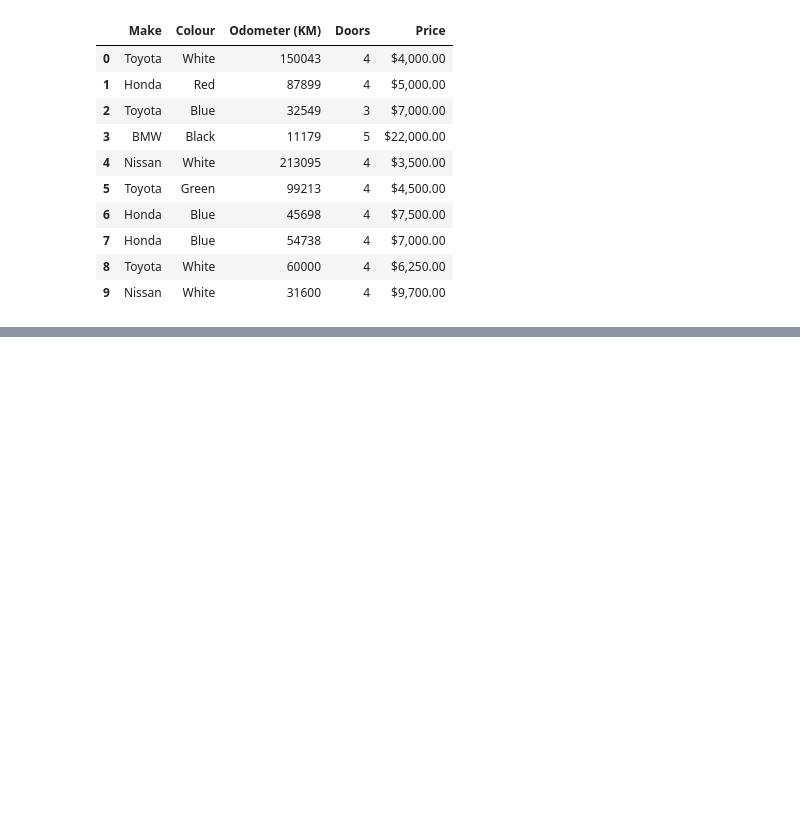
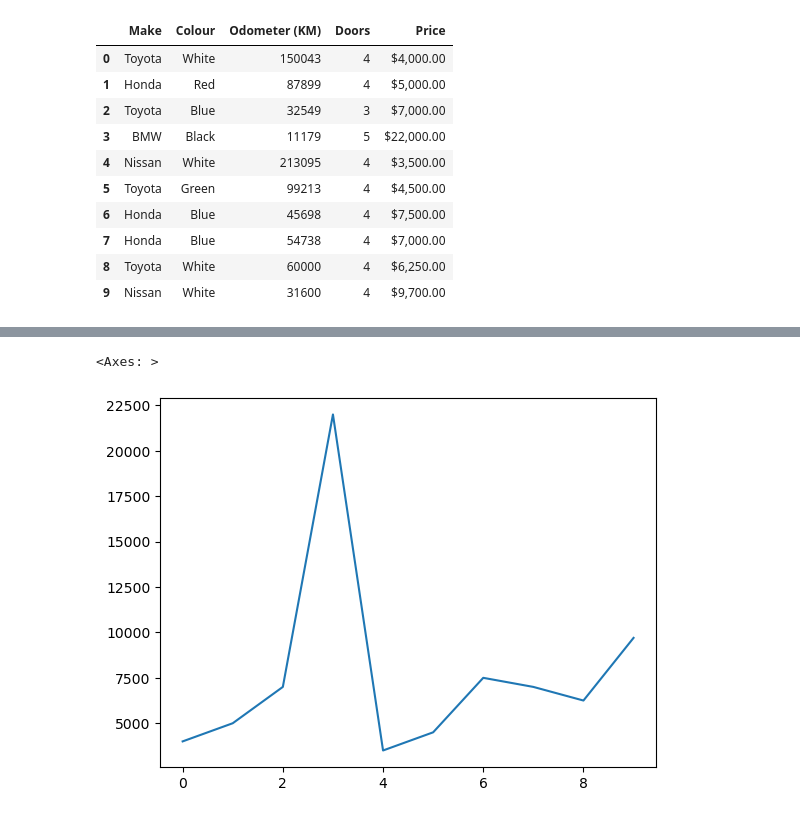
Before and after one commit to olivergarciarg/022_ML_trainning, a Jupyter notebook: sample_project_01/intro-to-pandas.ipynb, the cells around one changed output, grey strips where cells are left out. Cells and saved outputs as stored; diff of their text form; code cells hidden in the pictures; blank space fills up the shorter version.

```diff
--- a/sample_project_01/intro-to-pandas.ipynb
+++ b/sample_project_01/intro-to-pandas.ipynb
@@ -63,0 +324,7 @@ exported_car_sales
+# %%
+car_sales["Price"] = car_sales["Price"].str.replace('[\$\,]', '', regex=True).astype(float)
+# %%
+car_sales["Price"].plot()
+# %% [output]
+<Axes: >
+[figure, added]
```
Also changed, not shown: parts of 34 cells of this notebook.
